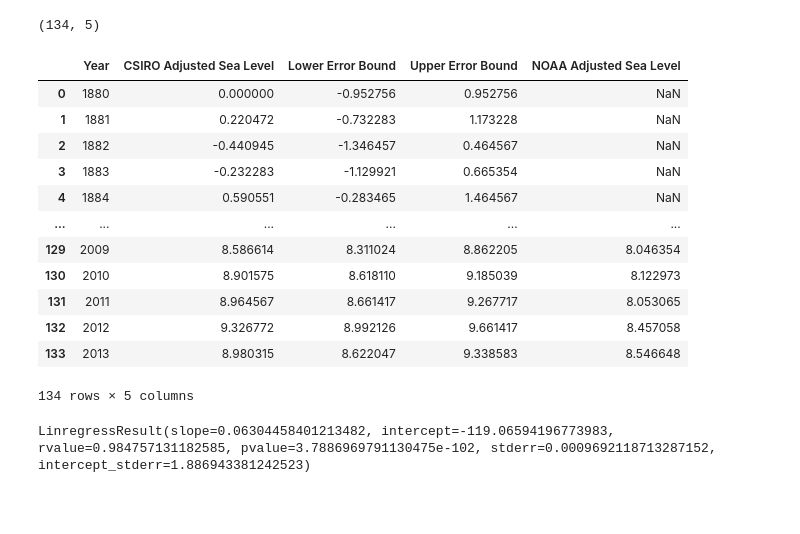
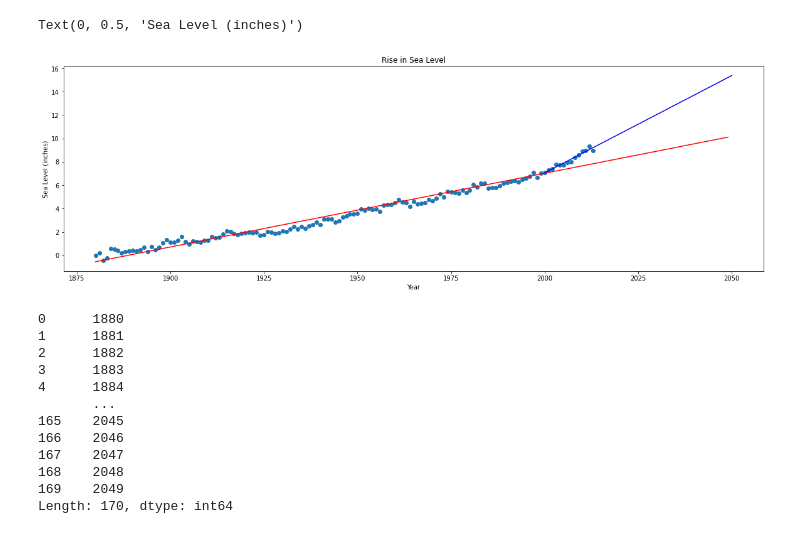
Before and after one commit to leusb/FreeCodeCamp, a Jupyter notebook: Python_Data_Analysis/sea-level-predictor/Untitled.ipynb, the cells around one changed output. Drawn from its saved outputs; the diff is of its cells as text; code cells hidden in the pictures; blank space fills up the shorter version.

```diff
--- a/Python_Data_Analysis/sea-level-predictor/Untitled.ipynb
+++ b/Python_Data_Analysis/sea-level-predictor/Untitled.ipynb
@@ -19,20 +6,0 @@ df.describe()
-# %%
-df.shape
-# %% [output]
-(134, 5)
-# %%
-df
-# %% [output]
-|  | Year | CSIRO Adjusted Sea Level | Lower Error Bound | Upper Error Bound | NOAA Adjusted Sea Level |
-| 0 | 1880 | 0.000000 | -0.952756 | 0.952756 | NaN |
-| 1 | 1881 | 0.220472 | -0.732283 | 1.173228 | NaN |
-| 2 | 1882 | -0.440945 | -1.346457 | 0.464567 | NaN |
-| 3 | 1883 | -0.232283 | -1.129921 | 0.665354 | NaN |
-| 4 | 1884 | 0.590551 | -0.283465 | 1.464567 | NaN |
-| ... | ... | ... | ... | ... | ... |
-| 129 | 2009 | 8.586614 | 8.311024 | 8.862205 | 8.046354 |
-| 130 | 2010 | 8.901575 | 8.618110 | 9.185039 | 8.122973 |
-| 131 | 2011 | 8.964567 | 8.661417 | 9.267717 | 8.053065 |
-| 132 | 2012 | 9.326772 | 8.992126 | 9.661417 | 8.457058 |
-| 133 | 2013 | 8.980315 | 8.622047 | 9.338583 | 8.546648 |
-134 rows × 5 columns
@@ -43,4 +7,40 @@ test = linregress(df['Year'],df['CSIRO Adjusted Sea Level'])
-# %%
-test
-# %% [output]
-LinregressResult(slope=0.06304458401213482, intercept=-119.06594196773983, rvalue=0.984757131182585, pvalue=3.7886969791130475e-102, stderr=0.0009692118713287152, intercept_stderr=1.886943381242523)
+# %%
+fig, ax = plt.subplots(figsize =(20,6))
+ax.scatter(df['Year'],df['CSIRO Adjusted Sea Level'])
+
+# Create first line of best fit
+prd1 = pd.Series([int(i) for i in range(1880, 2050)])
+x=df['Year']
+y = df['CSIRO Adjusted Sea Level']
+slope, intercept, r_value, p_value, std_err = linregress(x,y)
+ax.plot (prd1, intercept + slope*prd1, color = "red")
+
+recent = df[df['Year']>=2000]
+prd2 = pd.Series([int(i) for i in range(2000, 2051)])
+xr=recent['Year']
+yr = recent['CSIRO Adjusted Sea Level']
+slope, intercept, r_value, p_value, std_err = linregress(xr,yr)
+ax.plot (prd2, intercept + slope*prd2, color = "blue")
+
+
+plt.title("Rise in Sea Level")
+plt.xlabel("Year")
+plt.ylabel("Sea Level (inches)")
+# %% [output]
+Text(0, 0.5, 'Sea Level (inches)')
+[figure, added]
+# %%
+prd1
+# %% [output]
+0      1880
+1      1881
+2      1882
+3      1883
+4      1884
+       ...
+165    2045
+166    2046
+167    2047
+168    2048
+169    2049
+Length: 170, dtype: int64
```
Also changed, not shown: parts of 8 cells of this notebook, 1 other file.
